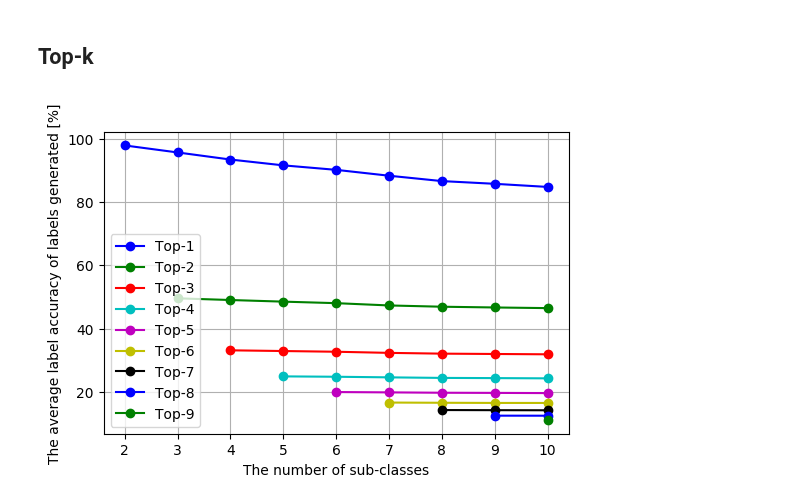
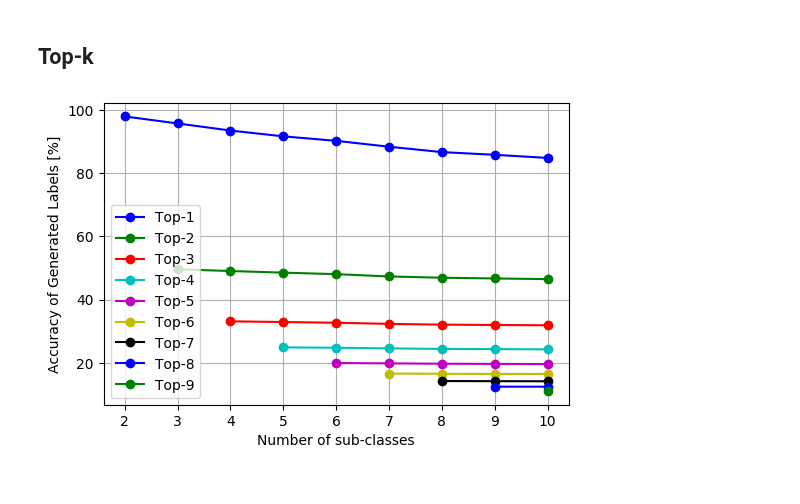
Before and after one commit to 1W1521375/entropy_labelling, a Jupyter notebook: for_graphs.ipynb, the cells around one changed output. Drawn from its saved outputs; the diff is of its cells as text; code cells hidden in the pictures.

```diff
--- a/for_graphs.ipynb
+++ b/for_graphs.ipynb
@@ -143,18 +143,18 @@ lqual_mnist = [[97.91555555555557,
 # %%
 plt.figure(dpi = 100)
 plt.plot([i for i in range(2, 11)], lqual_mnist[0], marker = 'o', color = 'b', label = "Top-1")
 plt.plot([i for i in range(3, 11)], lqual_mnist[1], marker = 'o', color = 'g', label = "Top-2")
 plt.plot([i for i in range(4, 11)], lqual_mnist[2], marker = 'o', color = 'r', label = "Top-3")
 plt.plot([i for i in range(5, 11)], lqual_mnist[3], marker = 'o', color = 'c', label = "Top-4")
 plt.plot([i for i in range(6, 11)], lqual_mnist[4], marker = 'o', color = 'm', label = "Top-5")
 plt.plot([i for i in range(7, 11)], lqual_mnist[5], marker = 'o', color = 'y', label = "Top-6")
 plt.plot([i for i in range(8, 11)], lqual_mnist[6], marker = 'o', color = 'k', label = "Top-7")
 plt.plot([i for i in range(9, 11)], lqual_mnist[7], marker = 'o', color = 'b', label = "Top-8")
 plt.plot([i for i in range(10, 11)], lqual_mnist[8], marker = 'o', color = 'g', label = "Top-9")
-plt.xlabel("The number of sub-classes")
-plt.ylabel("The average label accuracy of labels generated [%]")
+plt.xlabel("Number of sub-classes")
+plt.ylabel("Accuracy of Generated Labels [%]")
 plt.legend(loc = 'best')
 plt.grid(True)
 plt.savefig("topk_labels-acc.pdf")
 # %% [output]
-[figure, old version]
+[figure, new version]
```
Also changed, not shown: parts of 2 cells of this notebook, 5 other files.
